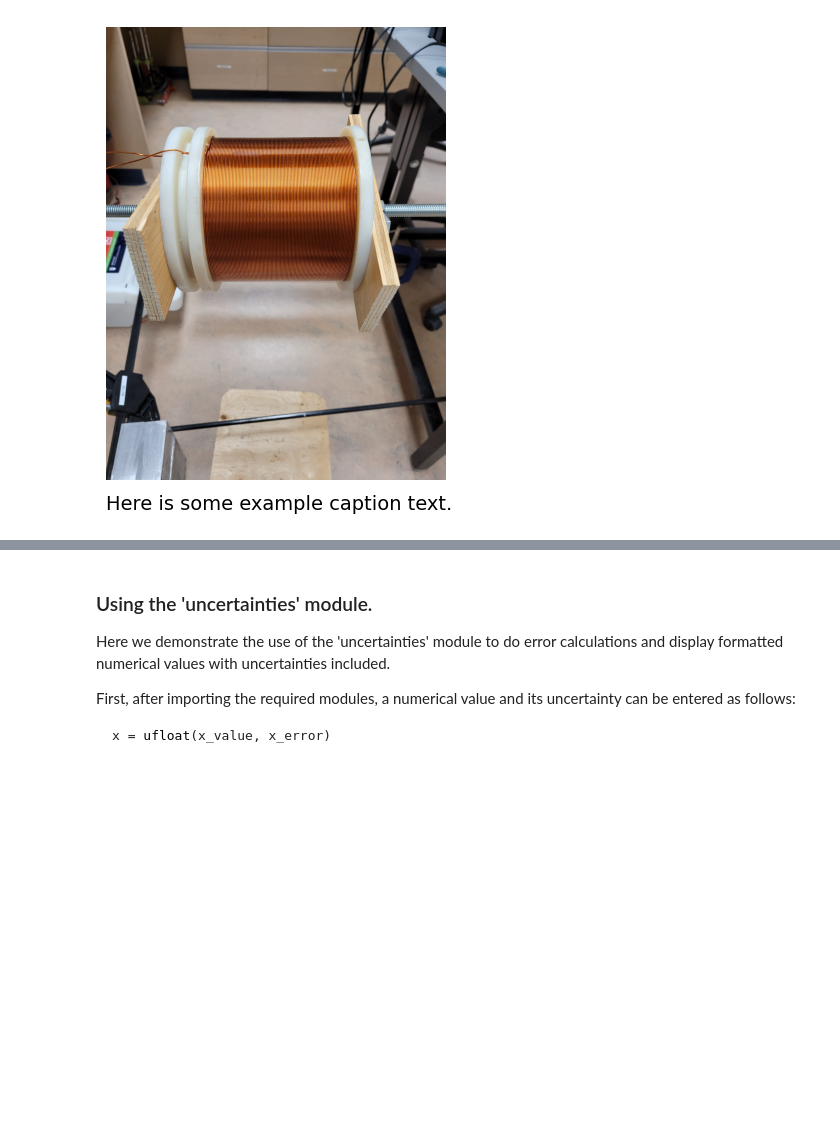
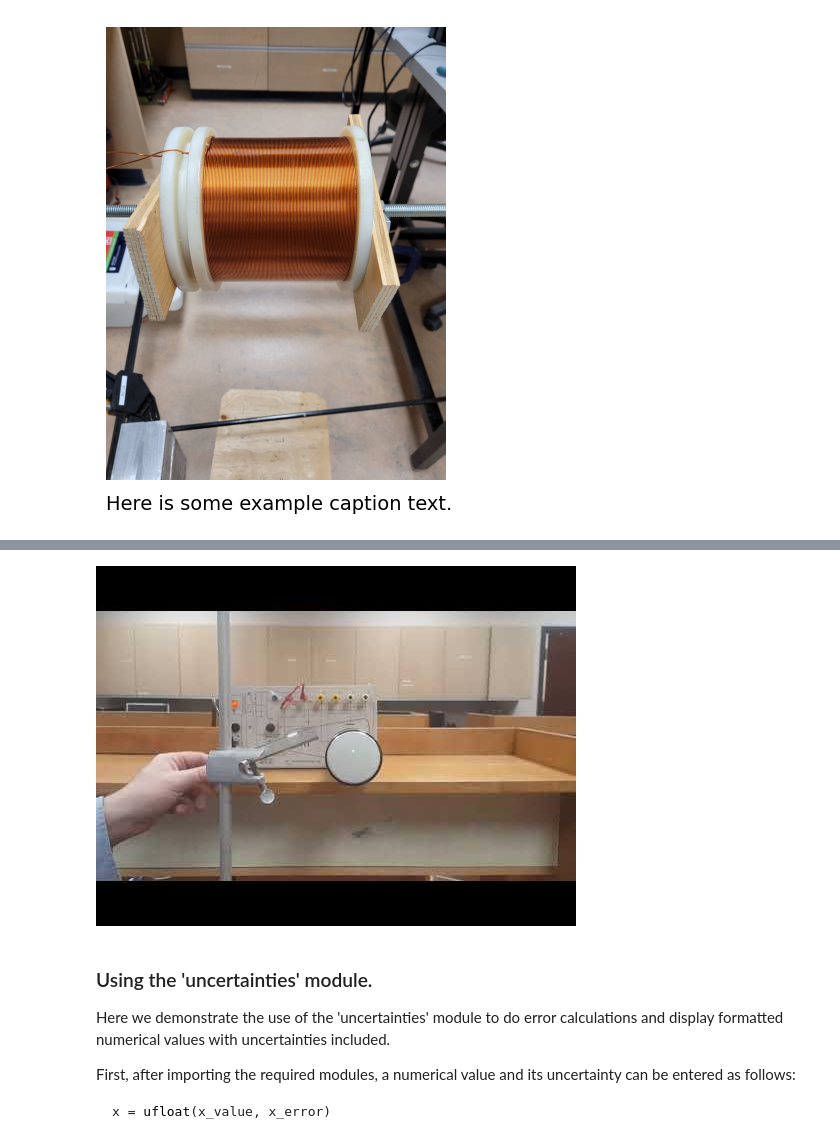
Before and after one commit to jake-bobowski/PHYS121_Functions, a Jupyter notebook: PHYS_121_Functions_demonstration.ipynb, the cells around one changed output, grey strips where cells are left out. Cells and saved outputs as stored; diff of their text form; code cells hidden in the pictures; blank space fills up the shorter version.

```diff
--- a/PHYS_121_Functions_demonstration.ipynb
+++ b/PHYS_121_Functions_demonstration.ipynb
@@ -579,3 +635,7 @@ fig = PHYS121.ImportImage('pic.jpg', caption, 6, -90)
+# %%
+PHYS121.YouTube('UgMZC8fT0zM')
+# %% [output]
+[figure, added]
 # %% [markdown]
 ### Using the 'uncertainties' module.
 Here we demonstrate the use of the 'uncertainties' module to do error calculations and display formatted numerical values with uncertainties included.
```
Also changed, not shown: parts of 4 cells of this notebook, 1 other file.
